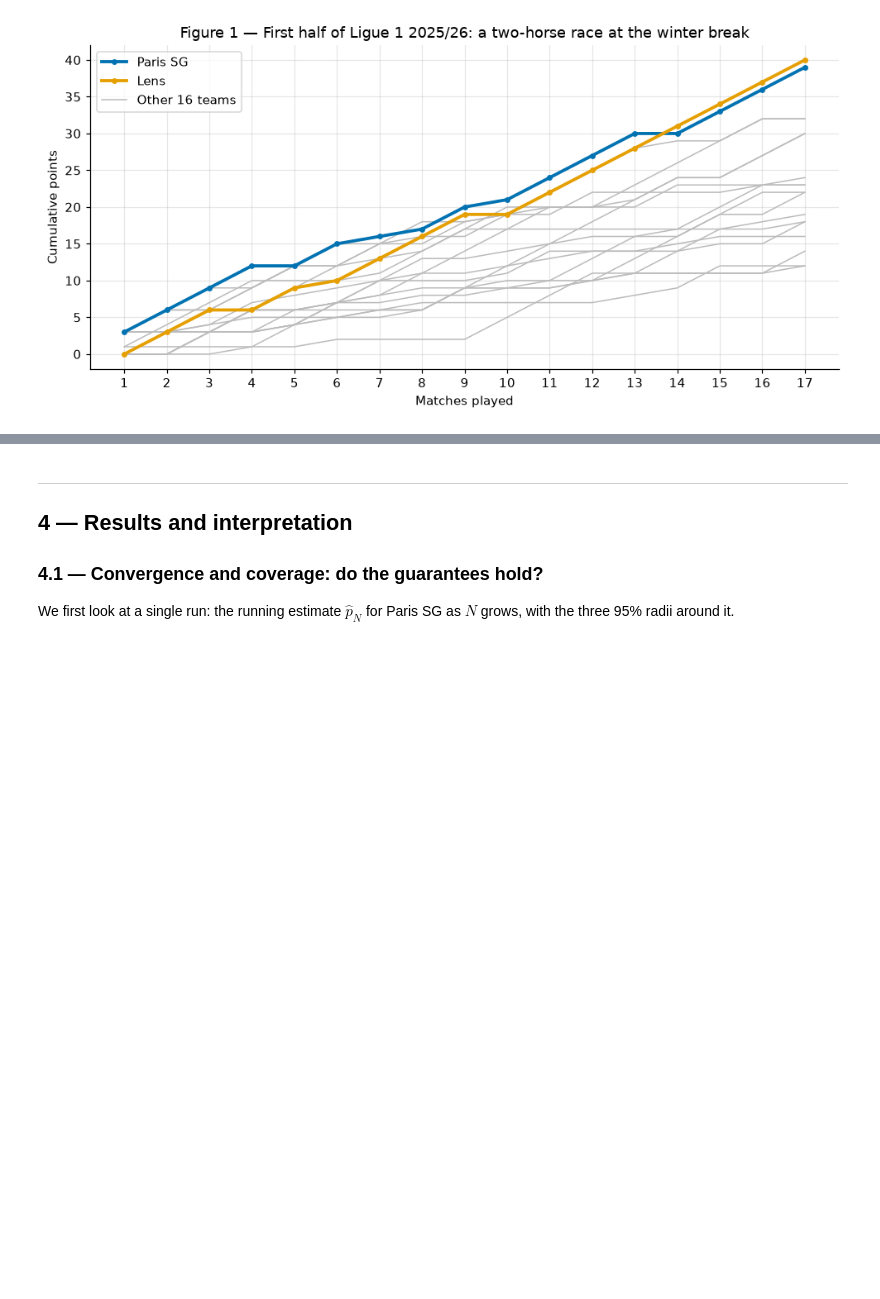
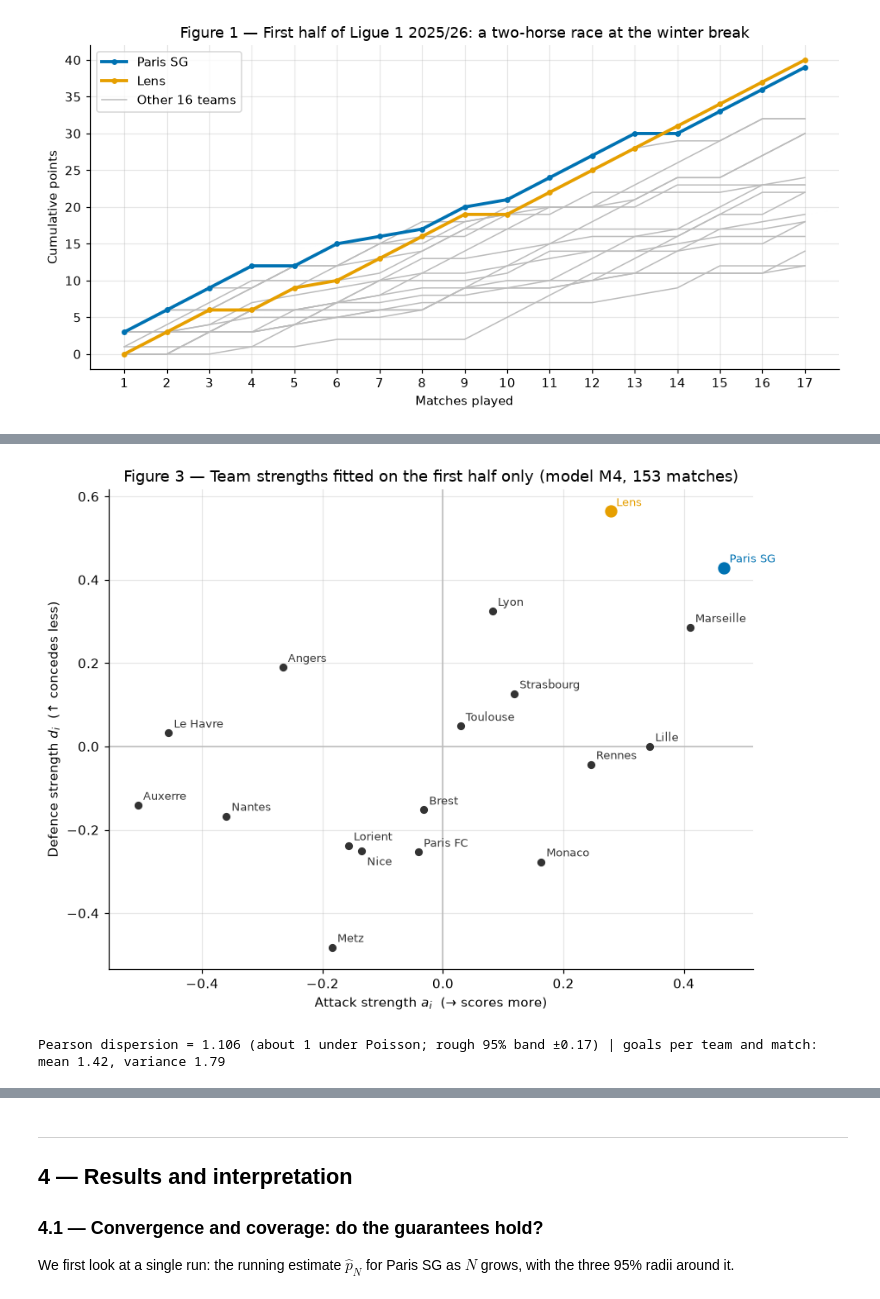
Before and after one commit to aarensberg/monte-carlo, a Jupyter notebook: main.ipynb, the cells around one changed output, grey strips where cells are left out. Drawn from its saved outputs; the diff is of its cells as text; code cells hidden in the pictures; blank space fills up the shorter version.

```diff
--- a/main.ipynb
+++ b/main.ipynb
@@ -417,13 +214,0 @@ Goals per match — observed: 2.837 | fitted: 2.837
-# %%
-fig, ax = plt.subplots(figsize=(8, 6))
-for i, team in enumerate(TEAMS):
-    color = COL["psg"] if i == PSG else COL["lens"] if i == LENS else COL["exact"]
-    ax.scatter(model.att[i], model.dfn[i], color=color, s=70 if i in (PSG, LENS) else 25, zorder=3)
-    offset = (4, -11) if team == "Nice" else (4, 4)  # avoid overlapping labels
-    ax.annotate(team, (model.att[i], model.dfn[i]), xytext=offset, textcoords="offset points", fontsize=8.5, color=color)
-ax.axhline(0, color=COL["other"], lw=1)
-ax.axvline(0, color=COL["other"], lw=1)
-ax.set(xlabel="Attack strength $a_i$  (→ scores more)", ylabel="Defence strength $d_i$  (↑ concedes less)",
-       title="Figure 3 — Fitted team strengths at the winter break (the model's input)")
-plt.tight_layout()
-plt.show()
@@ -709,0 +557,26 @@ display(crn)
+# %%
+fig, ax = plt.subplots(figsize=(8, 6))
+for i, team in enumerate(TEAMS):
+    color = COL["psg"] if i == PSG else COL["lens"] if i == LENS else COL["exact"]
+    ax.scatter(model_ws.att[i], model_ws.dfn[i], color=color, s=70 if i in (PSG, LENS) else 25, zorder=3)
+    offset = (4, -11) if team == "Nice" else (4, 4)  # avoid overlapping labels
+    ax.annotate(team, (model_ws.att[i], model_ws.dfn[i]), xytext=offset, textcoords="offset points", fontsize=8.5, color=color)
+ax.axhline(0, color=COL["other"], lw=1)
+ax.axvline(0, color=COL["other"], lw=1)
+ax.set(xlabel="Attack strength $a_i$  (→ scores more)", ylabel="Defence strength $d_i$  (↑ concedes less)",
+       title="Figure 3 — Team strengths fitted on the first half only (model M4, 153 matches)")
+plt.tight_layout()
+plt.show()
+# %% [output]
+[figure, added]
+# %%
+# Over-dispersion check: under the Poisson model, the Pearson statistic sum((x - lambda)^2 / lambda)
+# is close to its degrees of freedom (observations minus fitted parameters)
+x_obs = np.concatenate([played.hg, played.ag]).astype(float)
+lam_fit = np.concatenate([lam_h_fit, lam_a_fit])
+dof = x_obs.size - n_params("M4")
+dispersion = np.sum((x_obs - lam_fit) ** 2 / lam_fit) / dof
+print(f"Pearson dispersion = {dispersion:.3f} (about 1 under Poisson; rough 95% band ±{1.96 * np.sqrt(2 / dof):.2f}) "
+      f"| goals per team and match: mean {x_obs.mean():.2f}, variance {x_obs.var(ddof=1):.2f}")
+# %% [output]
+Pearson dispersion = 1.106 (about 1 under Poisson; rough 95% band ±0.17) | goals per team and match: mean 1.42, variance 1.79
```
Also changed, not shown: parts of 116 cells of this notebook.
